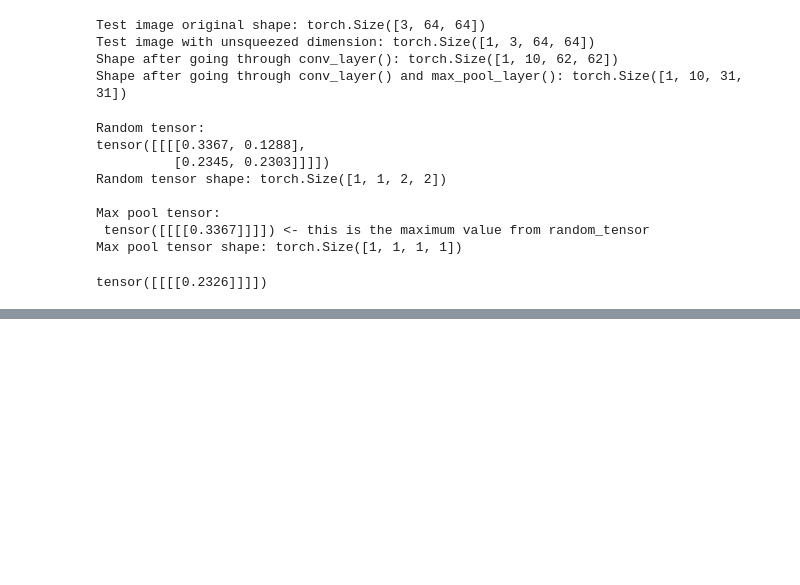
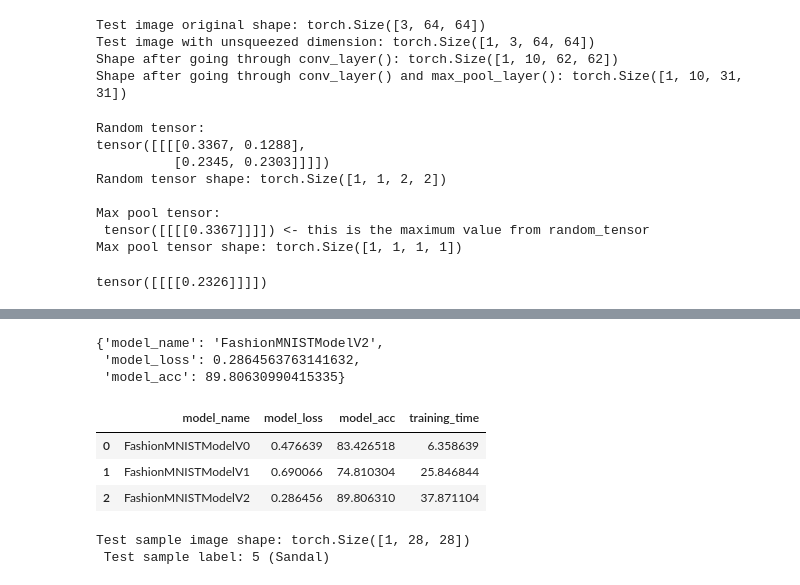
Before and after one commit to Ashes814/learn-pytorch, a Jupyter notebook: 03_pytorch_nn_cv.ipynb, the cells around one changed output, grey strips where cells are left out. Cells and saved outputs as stored; diff of their text form; code cells hidden in the pictures; blank space fills up the shorter version.

Commit message:
compare models

```diff
--- a/03_pytorch_nn_cv.ipynb
+++ b/03_pytorch_nn_cv.ipynb
@@ -700,0 +763,24 @@ tensor([[[[0.2326]]]])
+# %%
+
+torch.manual_seed(42)
+from timeit import default_timer as timer
+train_time_start_model_2 = timer()
+
+epochs = 3
+for epoch in tqdm(range(epochs)):
+    print(f"Epoch: {epoch}\n--------")
+    train_step(data_loader=train_dataloader,
+               model=model_2,
+               loss_fn=loss_fn,
+               optimizer=optimizer,
+               accuracy_fn=accuracy_fn,
+               device=device)
+    test_step(data_loader=test_dataloader,
+              model=model_2,
+              loss_fn=loss_fn,
+              accuracy_fn=accuracy_fn,
+              device=device)
+train_time_end_model_2 = timer()
+total_train_time_model_2 = print_train_time(start=train_time_start_model_2,
+                                            end=train_time_end_model_2,
+                                            device=device)
@@ -700,0 +804,26 @@ tensor([[[[0.2326]]]])
+# %%
+model_2_results = eval_model(
+    model=model_2,
+    data_loader=test_dataloader,
+    loss_fn=loss_fn,
+    accuracy_fn=accuracy_fn,
+
+)
+model_2_results
+# %% [output]
+{'model_name': 'FashionMNISTModelV2',
+ 'model_loss': 0.2864563763141632,
+ 'model_acc': 89.80630990415335}
+# %%
+import pandas as pd
+compare_results = pd.DataFrame([model_0_results, model_1_results, model_2_results])
+compare_results["training_time"] = [total_train_time_model_0,
+                                    total_train_time_model_1,
+                                    total_train_time_model_2]
+
+compare_results
+# %% [output]
+|  | model_name | model_loss | model_acc | training_time |
+| 0 | FashionMNISTModelV0 | 0.476639 | 83.426518 | 6.358639 |
+| 1 | FashionMNISTModelV1 | 0.690066 | 74.810304 | 25.846844 |
+| 2 | FashionMNISTModelV2 | 0.286456 | 89.806310 | 37.871104 |
@@ -700,0 +846,13 @@ tensor([[[[0.2326]]]])
+# %%
+import random
+random.seed(42)
+test_samples = []
+test_labels = []
+for sample, label in random.sample(list(test_data), k=9):
+    test_samples.append(sample)
+    test_labels.append(label)
+
+print(f"Test sample image shape: {test_samples[0].shape}\n Test sample label: {test_labels[0]} ({class_names[test_labels[0]]})")
+# %% [output]
+Test sample image shape: torch.Size([1, 28, 28])
+ Test sample label: 5 (Sandal)
```
Also changed, not shown: parts of 6 cells of this notebook.
